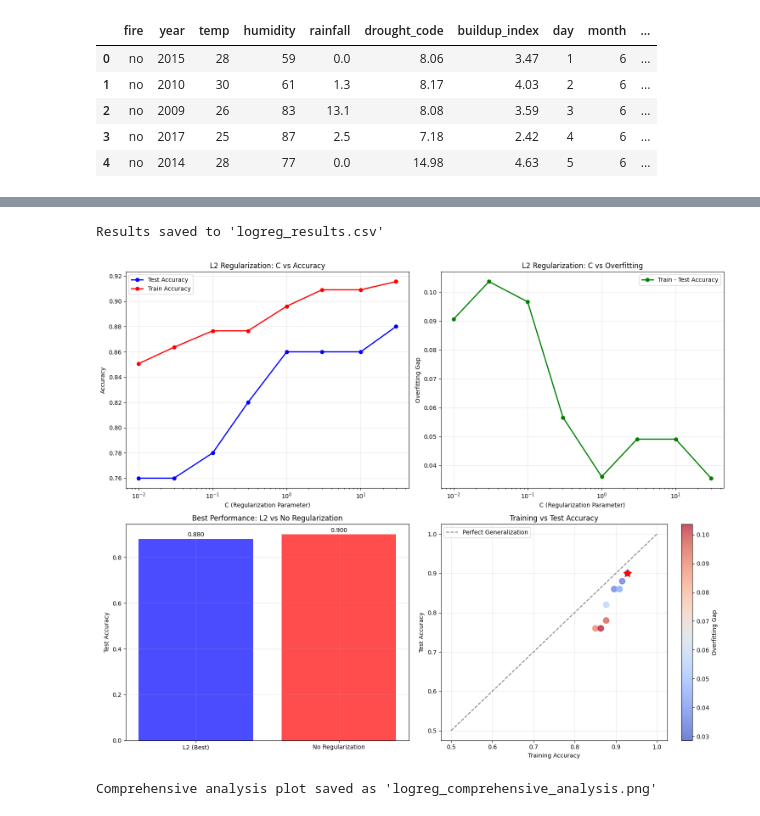
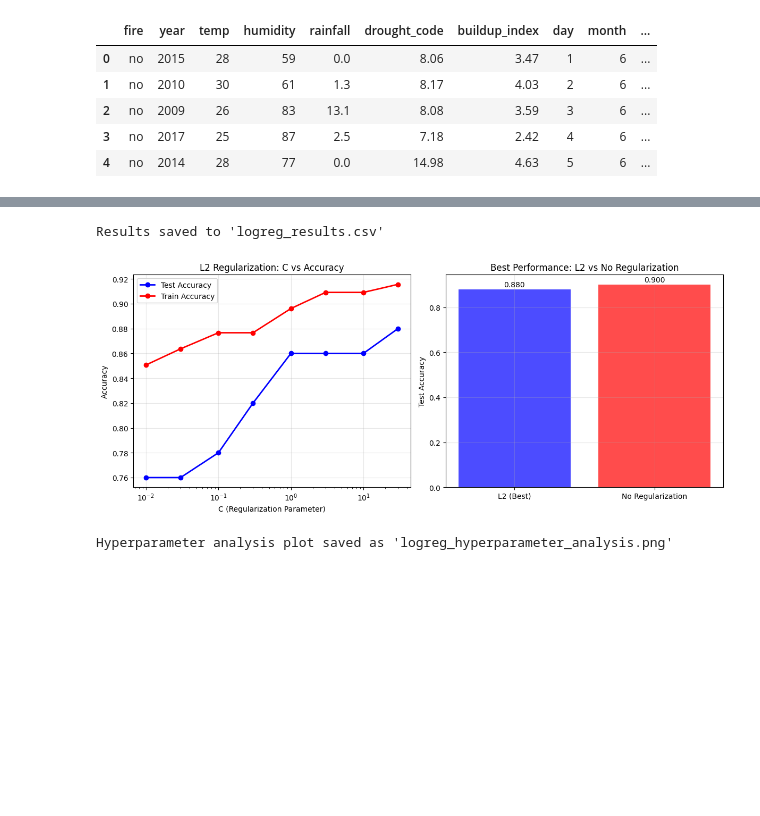
Before and after one commit to 0cch1/CT4101-wildfire-classification, a Jupyter notebook: logisticRegression.ipynb, the cells around one changed output, grey strips where cells are left out. Drawn from its saved outputs; the diff is of its cells as text; code cells hidden in the pictures; blank space fills up the shorter version.

```diff
--- a/logisticRegression.ipynb
+++ b/logisticRegression.ipynb
@@ -184,8 +121,6 @@ for penalty in ['l2', None]:
         c_values = [1.0]  # C is ignored when penalty=None
     else:
         c_values = [0.01, 0.03, 0.1, 0.3, 1, 3, 10, 30]
-
-    print(f"Testing penalty='{penalty}' with C values: {c_values}")
 
     for C in c_values:
         # Train model with current hyperparameters
@@ -205,7 +140,6 @@ for penalty in ['l2', None]:
         # Calculate metrics
         train_acc = accuracy_score(y_train, train_pred)
         test_acc = accuracy_score(y_test, test_pred)
-        overfitting_gap = train_acc - test_acc
 
         # Store results
         results.append({
@@ -213,8 +147,7 @@ for penalty in ['l2', None]:
             'C': C,
             'train_acc': train_acc,
             'test_acc': test_acc,
-            'overfitting_gap': overfitting_gap
         })
 
-print(f"\nHyperparameter tuning completed! Tested {len(results)} combinations.")
+print(f"Hyperparameter tuning completed! Tested {len(results)} combinations.")
 # %% [output]
@@ -382,67 +244,41 @@ Interpretation:
 # %%
 # Save results to CSV
 results_df.to_csv('logreg_results.csv', index=False)
 print("Results saved to 'logreg_results.csv'")
 
-# Create comprehensive visualizations
-fig, ((ax1, ax2), (ax3, ax4)) = plt.subplots(2, 2, figsize=(15, 12))
+# Create hyperparameter tuning visualization
+fig, (ax1, ax2) = plt.subplots(1, 2, figsize=(12, 5))
 
 # 1. C vs Test Accuracy for L2 Regularization
 l2_results = results_df[results_df['penalty'] == 'l2']
 ax1.plot(l2_results['C'], l2_results['test_acc'], 'bo-', label='Test Accuracy', linewidth=2, markersize=6)
 ax1.plot(l2_results['C'], l2_results['train_acc'], 'ro-', label='Train Accuracy', linewidth=2, markersize=6)
 ax1.set_xscale('log')
 ax1.set_xlabel('C (Regularization Parameter)')
 ax1.set_ylabel('Accuracy')
 ax1.set_title('L2 Regularization: C vs Accuracy')
 ax1.legend()
 ax1.grid(True, alpha=0.3)
 
-# 2. C vs Overfitting Gap for L2
-ax2.plot(l2_results['C'], l2_results['overfitting_gap'], 'go-', label='Train - Test Accuracy', linewidth=2, markersize=6)
-ax2.set_xscale('log')
-ax2.set_xlabel('C (Regularization Parameter)')
-ax2.set_ylabel('Overfitting Gap')
-ax2.set_title('L2 Regularization: C vs Overfitting')
-ax2.legend()
-ax2.grid(True, alpha=0.3)
-
-# 3. Comparison: L2 vs No Regularization
+# 2. Comparison: L2 vs No Regularization
 none_results = results_df[results_df['penalty'] == 'none']
-ax3.bar(['L2 (Best)', 'No Regularization'],
+ax2.bar(['L2 (Best)', 'No Regularization'],
         [l2_results['test_acc'].max(), none_results['test_acc'].iloc[0]],
         color=['blue', 'red'], alpha=0.7)
-ax3.set_ylabel('Test Accuracy')
-ax3.set_title('Best Performance: L2 vs No Regularization')
-ax3.grid(True, alpha=0.3)
+ax2.set_ylabel('Test Accuracy')
+ax2.set_title('Best Performance: L2 vs No Regularization')
+ax2.grid(True, alpha=0.3)
 
 # Add value labels on bars
 for i, v in enumerate([l2_results['test_acc'].max(), none_results['test_acc'].iloc[0]]):
-    ax3.text(i, v + 0.005, f'{v:.3f}', ha='center', va='bottom')
-
-# 4. Train vs Test Accuracy Scatter Plot
-ax4.scatter(results_df['train_acc'], results_df['test_acc'],
-           c=results_df['overfitting_gap'], cmap='coolwarm', alpha=0.7, s=100)
-ax4.plot([0.5, 1.0], [0.5, 1.0], 'k--', alpha=0.5, label='Perfect Generalization')
-ax4.set_xlabel('Training Accuracy')
-ax4.set_ylabel('Test Accuracy')
-ax4.set_title('Training vs Test Accuracy')
-plt.colorbar(ax4.collections[0], ax=ax4, label='Overfitting Gap')
-ax4.legend()
-ax4.grid(True, alpha=0.3)
-
-# Highlight best model
-best_train_acc = results_df.loc[results_df['test_acc'].idxmax(), 'train_acc']
-best_test_acc = results_df['test_acc'].max()
-ax4.scatter(best_train_acc, best_test_acc, color='red', s=200, marker='*',
-           label='Best Model', zorder=5)
+    ax2.text(i, v + 0.005, f'{v:.3f}', ha='center', va='bottom')
 
 plt.tight_layout()
-plt.savefig('logreg_comprehensive_analysis.png', dpi=150, bbox_inches='tight')
+plt.savefig('logreg_hyperparameter_analysis.png', dpi=150, bbox_inches='tight')
 plt.show()
 
-print("Comprehensive analysis plot saved as 'logreg_comprehensive_analysis.png'")
+print("Hyperparameter analysis plot saved as 'logreg_hyperparameter_analysis.png'")
 # %% [output]
 Results saved to 'logreg_results.csv'
-[figure, old version]
+[figure, new version]
-Comprehensive analysis plot saved as 'logreg_comprehensive_analysis.png'
+Hyperparameter analysis plot saved as 'logreg_hyperparameter_analysis.png'
```
Also changed, not shown: parts of 12 cells of this notebook, 11 other files.
